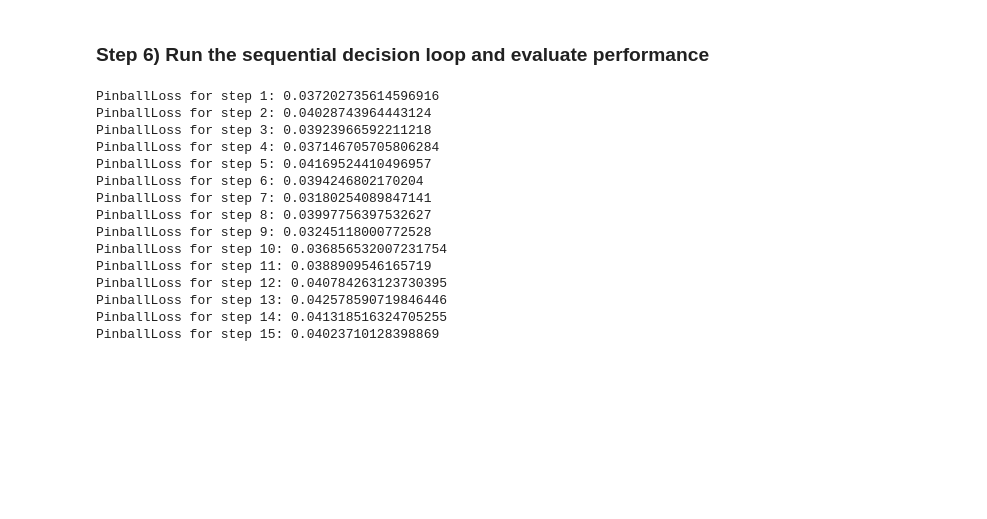
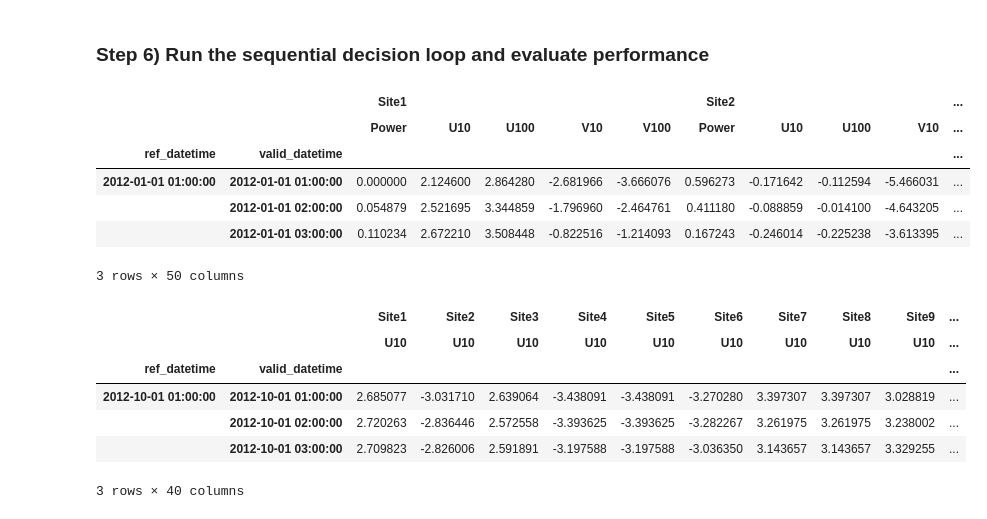
Before and after one commit to rebase-energy/treewe, a Jupyter notebook: treen/examples/gefcom2014-wind.ipynb, the cells around one changed output. Saved outputs shown, nothing was run; the diff lists cells and outputs as text; code cells hidden in the pictures; blank space fills up the shorter version.

```diff
--- a/treen/examples/gefcom2014-wind.ipynb
+++ b/treen/examples/gefcom2014-wind.ipynb
@@ -128,12 +137,12 @@ class GEFCom2014WindEnv(gym.Env):
     def step(self, action=None):
 
         if self.idx_counter+1 < self.n_steps:
-            next_input = df.loc[(df.index.get_level_values('valid_datetime') >= self.test[self.idx_counter+1][0]) &
-                                    (df.index.get_level_values('valid_datetime') <= self.test[self.idx_counter+1][1]),
-                                    pd.IndexSlice[:, self.input]]
+            next_input = self.data.loc[(self.data.index.get_level_values('valid_datetime') >= self.test[self.idx_counter+1][0]) &
+                                       (self.data.index.get_level_values('valid_datetime') <= self.test[self.idx_counter+1][1]),
+                                         pd.IndexSlice[:, self.input]]
 
-            next_target = df.loc[(df.index.get_level_values('valid_datetime') >= self.train[self.idx_counter+1][0]) &
-                                 (df.index.get_level_values('valid_datetime') <= self.train[self.idx_counter+1][1]),
+            next_target = self.data.loc[(self.data.index.get_level_values('valid_datetime') >= self.train[self.idx_counter+1][0]) &
+                                 (self.data.index.get_level_values('valid_datetime') <= self.train[self.idx_counter+1][1]),
                                   pd.IndexSlice[:, self.target]]
 
             done = False
@@ -143,8 +152,8 @@ class GEFCom2014WindEnv(gym.Env):
             return next_input, next_target, done
 
         elif self.idx_counter+1 == self.n_steps:
-            next_target = df.loc[(df.index.get_level_values('valid_datetime') >= self.test[self.idx_counter][0]) &
-                                 (df.index.get_level_values('valid_datetime') <= self.test[self.idx_counter][1]),
+            next_target = self.data.loc[(self.data.index.get_level_values('valid_datetime') >= self.test[self.idx_counter][0]) &
+                                        (self.data.index.get_level_values('valid_datetime') <= self.test[self.idx_counter][1]),
                                   pd.IndexSlice[:, self.target]]
 
             done = True
@@ -153,15 +162,16 @@ class GEFCom2014WindEnv(gym.Env):
 
             return None, next_target, done
 
-    def plot_results(self, losses, predictor_name, drop_tasks=None, top_teams=None):
+    def plot_results(self, losses, drop_tasks=None, n_top_teams=None, xlim=None):
         df_scores = self.scores
-        df_scores.loc[predictor_name,:] = losses
-        df_scores = df_scores.drop(columns=drop_tasks)
-        teams = list(df_scores.mean(axis=1).sort_values().iloc[:top_teams].index.values)
-        teams.append(predictor_name)
-
-        ax = df_scores.T.loc[::-1,teams].plot.barh(title="Pinball loss GEFCom20214")
-        ax.set_xlim(0, 0.06)
+        df_scores = df_scores.assign(**losses)
+        df_scores = df_scores.drop(index=drop_tasks)
+        df_scores.loc["Overall"] = df_scores.mean()
+        teams = list(df_scores.drop(columns=losses.keys()).loc["Overall",:].sort_values().iloc[:n_top_teams].index.values)
+        teams.extend(losses.keys())
+        ax = df_scores.loc[::-1,teams].plot.barh(title="Pinball loss GEFCom20214")
+        ax.legend(loc='center left', bbox_to_anchor=(1, 0.5))
+        if xlim: ax.set_xlim(0, xlim)
 
         return ax
 # %% [markdown]
@@ -320,24 +284,20 @@ predictor.train(features=initial_input, target=initial_target)
-# %%
-losses = []
-for i in range(env.n_steps):
-    prediction = predictor.predict(features=next_input)
-    next_input, next_target, done = env.step()
-    loss = obj.calculate(next_target, prediction)
-    losses.append(loss)
-    print(f"{obj.name} for step {i+1}: {loss}")
-# %% [output]
-PinballLoss for step 1: 0.037202735614596916
-PinballLoss for step 2: 0.04028743964443124
-PinballLoss for step 3: 0.03923966592211218
-PinballLoss for step 4: 0.037146705705806284
-PinballLoss for step 5: 0.04169524410496957
-PinballLoss for step 6: 0.0394246802170204
-PinballLoss for step 7: 0.03180254089847141
-PinballLoss for step 8: 0.03997756397532627
-PinballLoss for step 9: 0.03245118000772528
-PinballLoss for step 10: 0.036856532007231754
-PinballLoss for step 11: 0.0388909546165719
-PinballLoss for step 12: 0.040784263123730395
-PinballLoss for step 13: 0.042578590719846446
-PinballLoss for step 14: 0.041318516324705255
-PinballLoss for step 15: 0.04023710128398869
+# %%
+initial_df.head(3)
+# %% [output]
+|  |  | Site1 |  |  |  |  | Site2 |  |  |  | ... |
+|  |  | Power | U10 | U100 | V10 | V100 | Power | U10 | U100 | V10 | ... |
+| ref_datetime | valid_datetime |  |  |  |  |  |  |  |  |  | ... |
+| 2012-01-01 01:00:00 | 2012-01-01 01:00:00 | 0.000000 | 2.124600 | 2.864280 | -2.681966 | -3.666076 | 0.596273 | -0.171642 | -0.112594 | -5.466031 | ... |
+|  | 2012-01-01 02:00:00 | 0.054879 | 2.521695 | 3.344859 | -1.796960 | -2.464761 | 0.411180 | -0.088859 | -0.014100 | -4.643205 | ... |
+|  | 2012-01-01 03:00:00 | 0.110234 | 2.672210 | 3.508448 | -0.822516 | -1.214093 | 0.167243 | -0.246014 | -0.225238 | -3.613395 | ... |
+3 rows × 50 columns
+# %%
+next_input.head(3)
+# %% [output]
+|  |  | Site1 | Site2 | Site3 | Site4 | Site5 | Site6 | Site7 | Site8 | Site9 | ... |
+|  |  | U10 | U10 | U10 | U10 | U10 | U10 | U10 | U10 | U10 | ... |
+| ref_datetime | valid_datetime |  |  |  |  |  |  |  |  |  | ... |
+| 2012-10-01 01:00:00 | 2012-10-01 01:00:00 | 2.685077 | -3.031710 | 2.639064 | -3.438091 | -3.438091 | -3.270280 | 3.397307 | 3.397307 | 3.028819 | ... |
+|  | 2012-10-01 02:00:00 | 2.720263 | -2.836446 | 2.572558 | -3.393625 | -3.393625 | -3.282267 | 3.261975 | 3.261975 | 3.238002 | ... |
+|  | 2012-10-01 03:00:00 | 2.709823 | -2.826006 | 2.591891 | -3.197588 | -3.197588 | -3.036350 | 3.143657 | 3.143657 | 3.329255 | ... |
+3 rows × 40 columns
```
Also changed, not shown: parts of 18 cells of this notebook, 1 other file.
